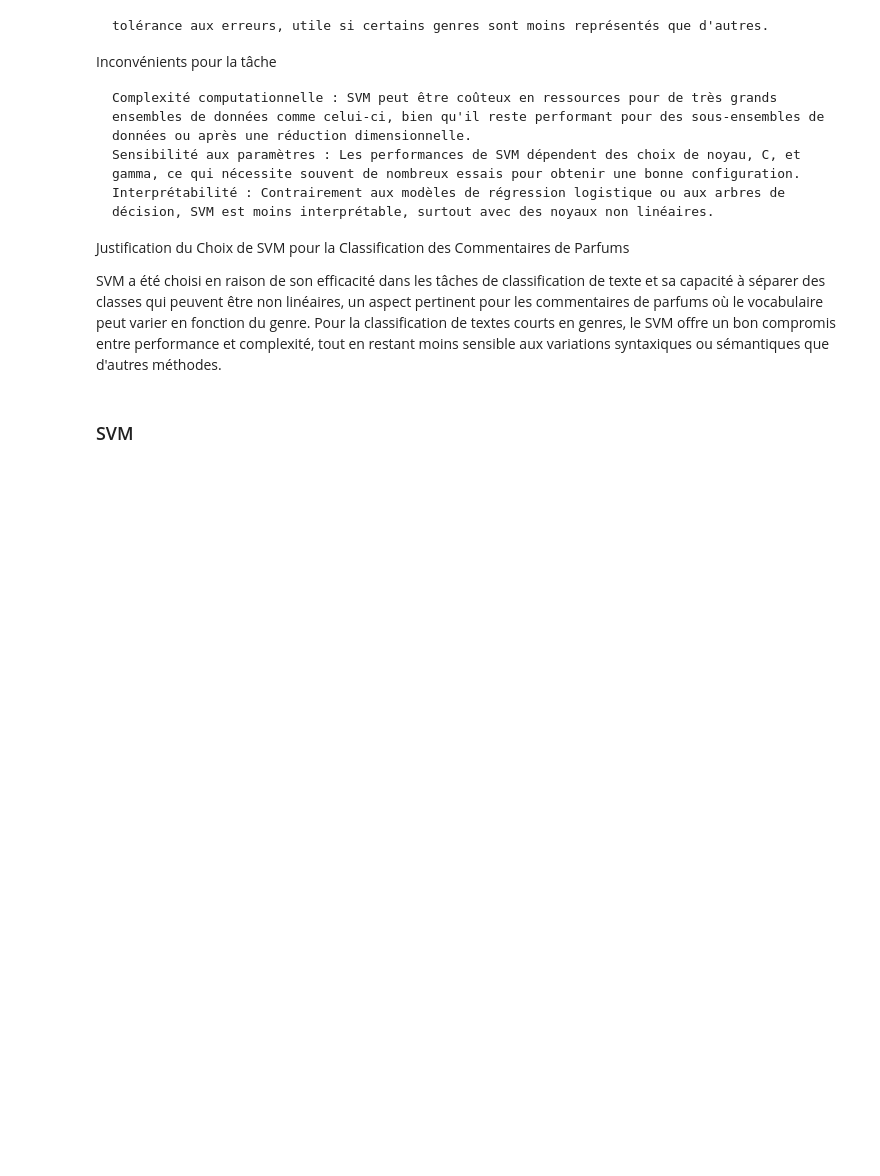
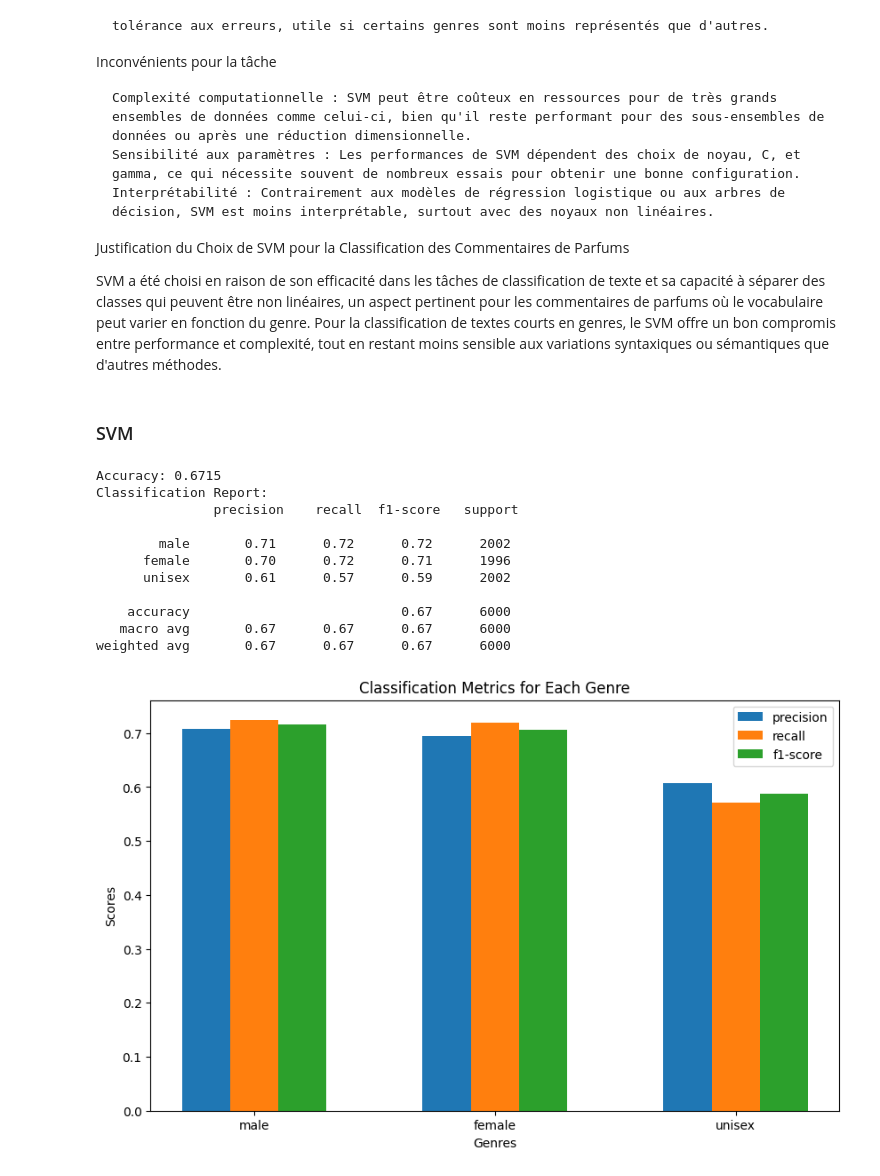
Before and after one commit to Anissa-T/NLP_project_TALA540A, a Jupyter notebook: src/classifier.ipynb, the cells around one changed output. Cells and saved outputs as stored; diff of their text form; code cells hidden in the pictures; blank space fills up the shorter version.

Commit message:
ajout des résultats des métrics du SVM

```diff
--- a/src/classifier.ipynb
+++ b/src/classifier.ipynb
@@ -262,36 +262,95 @@ SVM a été choisi en raison de son efficacité dans les tâches de classificati
 # %%
 from sklearn.model_selection import train_test_split
 from sklearn.feature_extraction.text import TfidfVectorizer
 from sklearn.svm import SVC
 from sklearn.metrics import classification_report, accuracy_score
 import json
+import matplotlib.pyplot as plt
+import numpy as np
+from collections import defaultdict
+import random
+
 # Charger les données JSON
 with open("../data/clean/perfume_reviews_cleaned.json", "r") as file:
     data = json.load(file)
 
-# Extraire les avis et les genres
-reviews = [item["content"] for item in data]
-genders = [item["gender"] for item in data]
+# Organiser les exemples par genre
+gender_mapping = {"male": 0, "female": 1, "unisex": 2}
+grouped_data = defaultdict(list)
 
-# Encoder les genres en valeurs numériques
-gender_mapping = {"male": 0, "female": 1, "unisex": 2}
+for item in data:
+    if item["gender"] in gender_mapping:
+        grouped_data[item["gender"]].append(item)
+
+# Assurer un échantillon équilibré de 10 000 exemples
+balanced_data = []
+sample_size = 10000
+for gender, items in grouped_data.items():
+
+    balanced_data.extend(random.sample(items, min(sample_size, len(items))))
+
+
+# Extraire les avis et les genres pour les données équilibrées
+reviews = [item["content"] for item in balanced_data]
+genders = [item["gender"] for item in balanced_data]
 y = [gender_mapping[gender] for gender in genders]
 
 # Diviser les données en ensembles d'entraînement et de test
 X_train, X_test, y_train, y_test = train_test_split(reviews, y, test_size=0.2, random_state=42)
 
 # Vectorisation des avis avec TF-IDF
 vectorizer = TfidfVectorizer()
 X_train_tfidf = vectorizer.fit_transform(X_train)
 X_test_tfidf = vectorizer.transform(X_test)
 
 # Entraîner le modèle SVM
 model = SVC(kernel='linear')
 model.fit(X_train_tfidf, y_train)
 
 # Prédire sur les données de test
 y_pred = model.predict(X_test_tfidf)
 
 # Évaluer le modèle
 print("Accuracy:", accuracy_score(y_test, y_pred))
-print("Classification Report:\n", classification_report(y_test, y_pred, target_names=gender_mapping.keys()))
+
+# Générer le rapport de classification en fonction des classes présentes
+present_classes = sorted(set(y_test))  # Obtenir les classes présentes dans y_test
+target_names = [list(gender_mapping.keys())[list(gender_mapping.values()).index(i)] for i in present_classes]
+report = classification_report(y_test, y_pred, labels=present_classes, target_names=target_names, output_dict=True)
+print("Classification Report:\n", classification_report(y_test, y_pred, labels=present_classes, target_names=target_names))
+
+# Visualiser les métriques de chaque classe
+metrics = ["precision", "recall", "f1-score"]
+x = np.arange(len(target_names))  # Position pour chaque classe
+width = 0.2  # Largeur des barres
+
+fig, ax = plt.subplots(figsize=(10, 6))
+
+# Ajouter une barre pour chaque métrique
+for i, metric in enumerate(metrics):
+    values = [report[cls][metric] for cls in target_names]
+    ax.bar(x + i * width, values, width, label=metric)
+
+# Paramétrage des axes et légendes
+ax.set_xlabel('Genres')
+ax.set_ylabel('Scores')
+ax.set_title('Classification Metrics for Each Genre')
+ax.set_xticks(x + width)
+ax.set_xticklabels(target_names)
+ax.legend()
+
+# Afficher le graphique
+plt.show()
+# %% [output]
+Accuracy: 0.6715
+Classification Report:
+               precision    recall  f1-score   support
+
+        male       0.71      0.72      0.72      2002
+      female       0.70      0.72      0.71      1996
+      unisex       0.61      0.57      0.59      2002
+
+    accuracy                           0.67      6000
+   macro avg       0.67      0.67      0.67      6000
+weighted avg       0.67      0.67      0.67      6000
+[figure, added]
```
